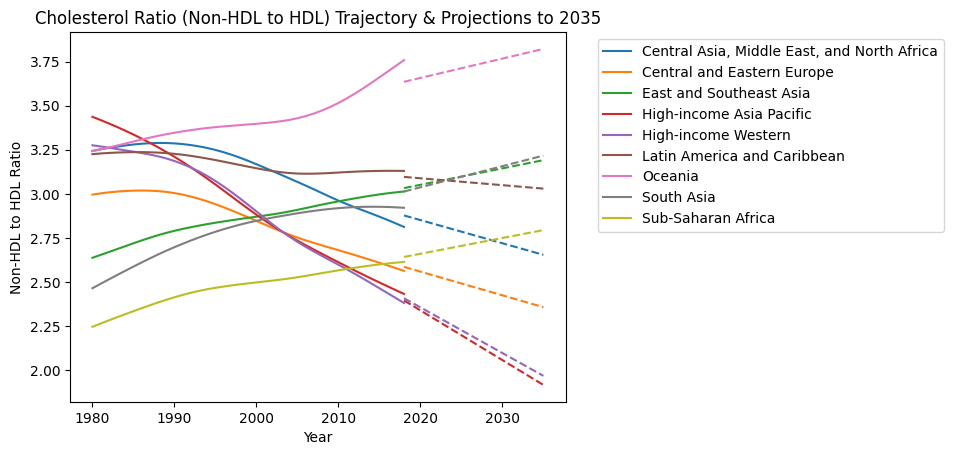
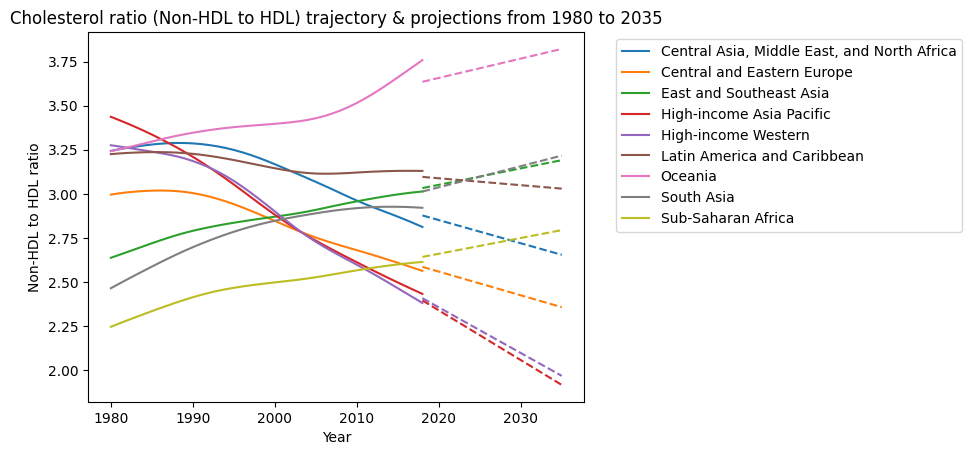
Code edit (unified diff) that turned the first committed figure into the second:
--- before
+++ after
@@ -27,7 +27,8 @@
     line = plt.plot(X_train, y_train, label=region)
     plt.plot(future_years, pred, linestyle='--', color=line[0].get_color())
-plt.title("Cholesterol Ratio (Non-HDL to HDL) Trajectory & Projections to 2035")
+plt.title("Cholesterol ratio (Non-HDL to HDL) trajectory & projections from 1980 to 2035")
 plt.xlabel("Year")
-plt.ylabel("Non-HDL to HDL Ratio")
+plt.ylabel("Non-HDL to HDL ratio")
 plt.legend(bbox_to_anchor=(1.05,1))
 plt.show()
+plt.savefig('linear_regression_model.png')

Commit: Created using Colab